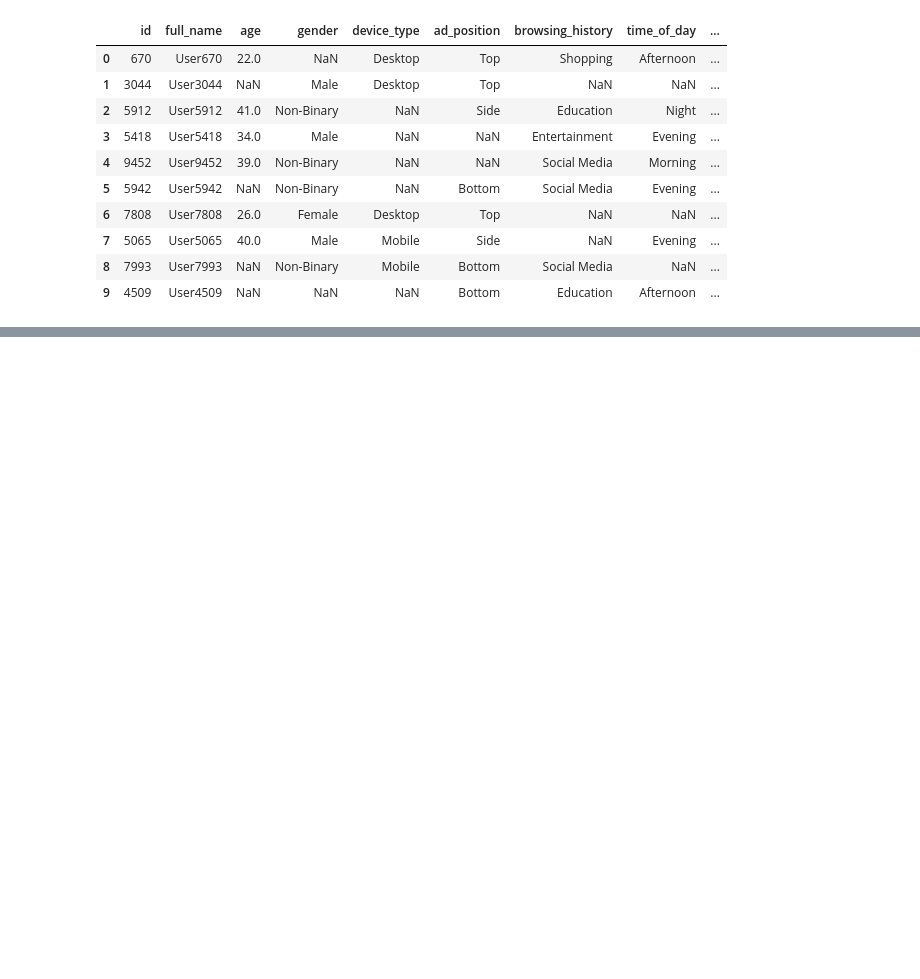
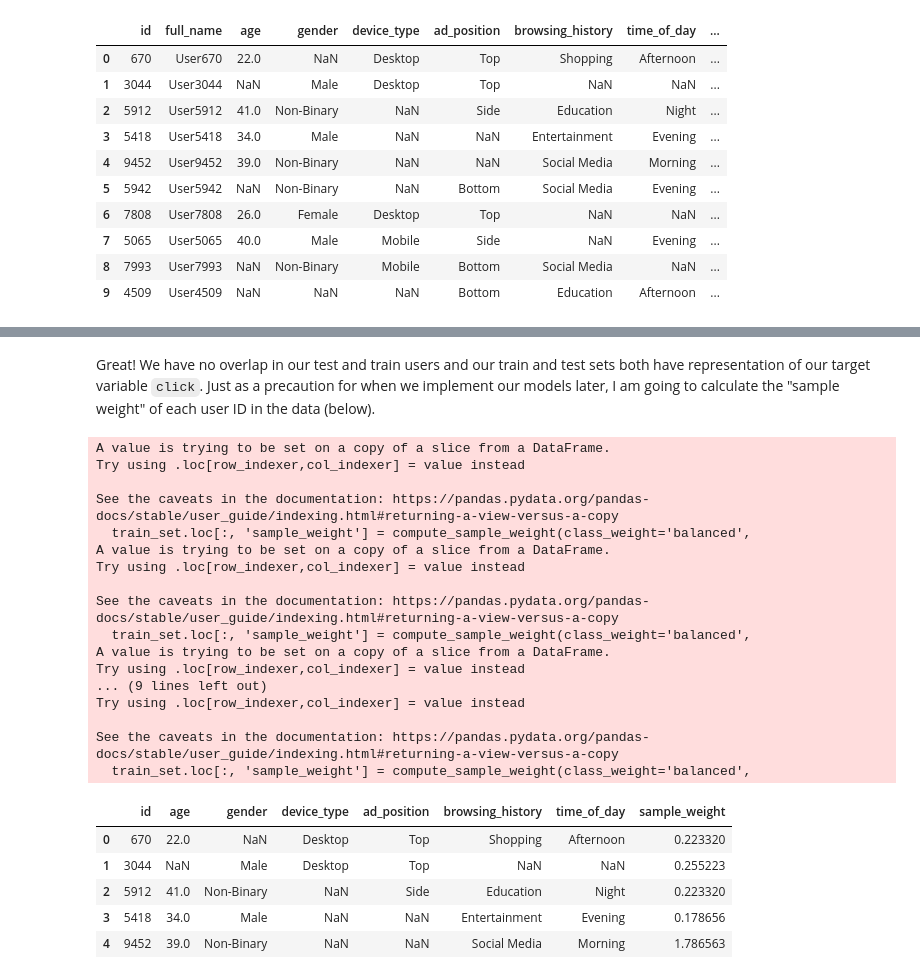
Before and after one commit to zabethe/ad-click-prediction, a Jupyter notebook: A_eda.ipynb, the cells around one changed output, grey strips where cells are left out. Saved outputs shown, nothing was run; the diff lists cells and outputs as text; code cells hidden in the pictures; blank space fills up the shorter version.

```diff
--- a/A_eda.ipynb
+++ b/A_eda.ipynb
@@ -410,0 +316,18 @@ In the next section, [B_preprocess.ipynb](/B_preprocess.ipynb), we will be perfo
+# %%
+# NOTEBOOK EXCLUSIVE CODE
+if __name__ == "__main__":
+
+    # Checking that our split is sound
+    for split, i in zip(splits, range(0, len(splits))):
+        (X_train, X_test, y_train, y_test) = split
+
+        train_users = set(X_train['id'])
+        test_users = set(X_test['id'])
+
+        # Printing output
+        print(f'No overlap in train and test users in split {i + 1}:', train_users.isdisjoint(test_users))
+
+        print('Train label values:')
+        print(y_train.unique())
+        print('Test label values:')
+        print(y_test.unique(), '\n')
@@ -410,0 +352,39 @@ In the next section, [B_preprocess.ipynb](/B_preprocess.ipynb), we will be perfo
+# %% [markdown]
+Great! We have no overlap in our test and train users and our train and test sets both have representation of our target variable `click`. Just as a precaution for when we implement our models later, I am going to calculate the "sample weight" of each user ID in the data (below).
+# %%
+# Calculating sample weight in the training data
+from sklearn.utils.class_weight import compute_sample_weight
+
+for split in splits:
+    train_set = split[0]
+    train_set.loc[:, 'sample_weight'] = compute_sample_weight(class_weight='balanced',
+                                                            y=train_set['id'])
+
+# NOTEBOOK EXCLUSIVE CODE
+if __name__ == "__main__":
+    # Display for the first split
+    display(splits[0][0].head())
+# %% [output]
+A value is trying to be set on a copy of a slice from a DataFrame.
+Try using .loc[row_indexer,col_indexer] = value instead
+
+See the caveats in the documentation: https://pandas.pydata.org/pandas-docs/stable/user_guide/indexing.html#returning-a-view-versus-a-copy
+  train_set.loc[:, 'sample_weight'] = compute_sample_weight(class_weight='balanced',
+A value is trying to be set on a copy of a slice from a DataFrame.
+Try using .loc[row_indexer,col_indexer] = value instead
+
+See the caveats in the documentation: https://pandas.pydata.org/pandas-docs/stable/user_guide/indexing.html#returning-a-view-versus-a-copy
+  train_set.loc[:, 'sample_weight'] = compute_sample_weight(class_weight='balanced',
+A value is trying to be set on a copy of a slice from a DataFrame.
+Try using .loc[row_indexer,col_indexer] = value instead
+... (9 lines left out)
+Try using .loc[row_indexer,col_indexer] = value instead
+
+See the caveats in the documentation: https://pandas.pydata.org/pandas-docs/stable/user_guide/indexing.html#returning-a-view-versus-a-copy
+  train_set.loc[:, 'sample_weight'] = compute_sample_weight(class_weight='balanced',
+|  | id | age | gender | device_type | ad_position | browsing_history | time_of_day | sample_weight |
+| 0 | 670 | 22.0 | NaN | Desktop | Top | Shopping | Afternoon | 0.223320 |
+| 1 | 3044 | NaN | Male | Desktop | Top | NaN | NaN | 0.255223 |
+| 2 | 5912 | 41.0 | Non-Binary | NaN | Side | Education | Night | 0.223320 |
+| 3 | 5418 | 34.0 | Male | NaN | NaN | Entertainment | Evening | 0.178656 |
+| 4 | 9452 | 39.0 | Non-Binary | NaN | NaN | Social Media | Morning | 1.786563 |
```
Also changed, not shown: parts of 64 cells of this notebook, 4 other files.
